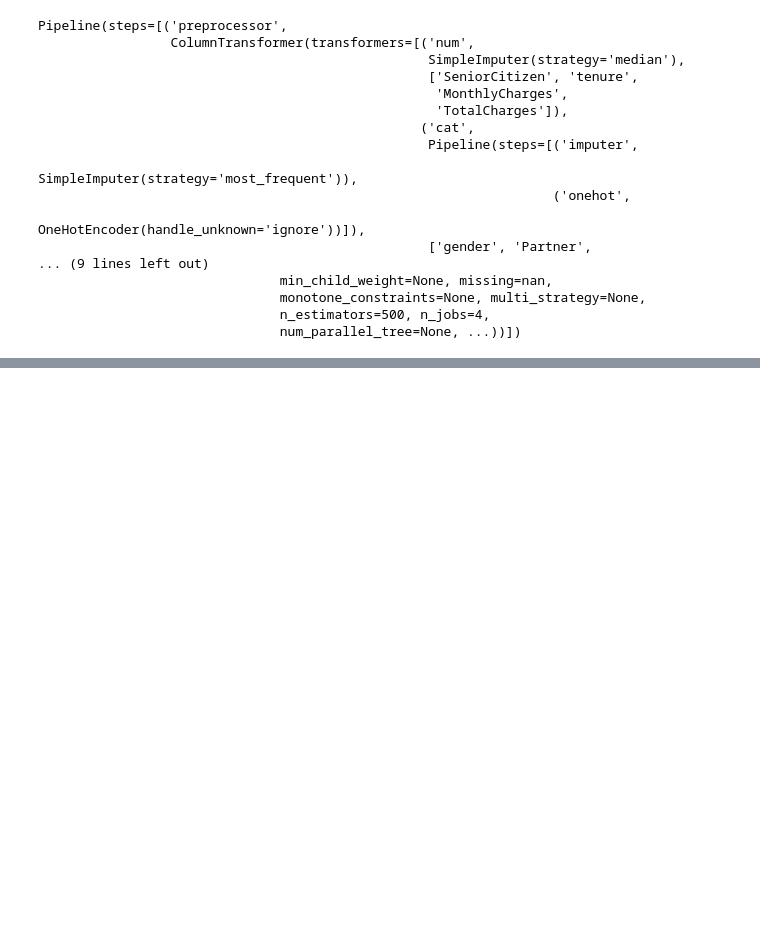
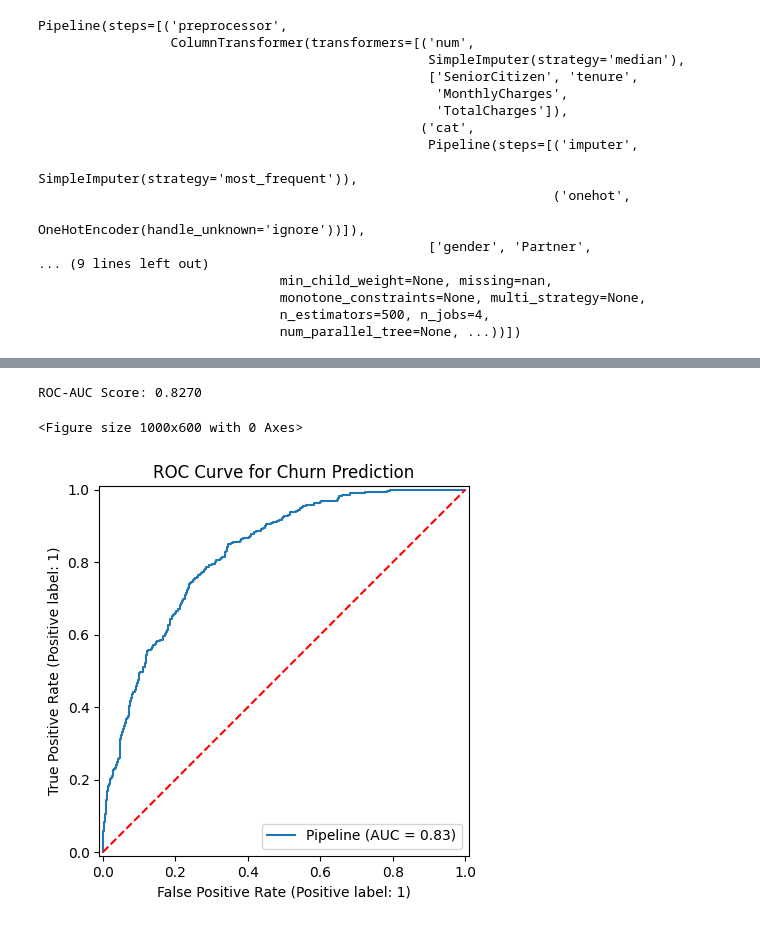
Before and after one commit to shank187/customer-churn-prediction-pipeline, a Jupyter notebook: telco-churn-analysis.ipynb, the cells around one changed output, grey strips where cells are left out. Drawn from its saved outputs; the diff is of its cells as text; code cells hidden in the pictures; blank space fills up the shorter version.

```diff
--- a/telco-churn-analysis.ipynb
+++ b/telco-churn-analysis.ipynb
@@ -168,0 +161,22 @@ plt.show()
+# %%
+from sklearn.metrics import roc_auc_score
+from sklearn.metrics import RocCurveDisplay
+import matplotlib.pyplot as plt
+
+print(f"ROC-AUC Score: {roc_auc_score(y_test, y_proba):.4f}")
+
+
+plt.figure(figsize=(10, 6))
+
+# Ploting the ROC Curve directly from the pipeline
+RocCurveDisplay.from_estimator(churn_pipeline, X_test, y_test)
+
+# Add the diagonal dashed line
+plt.plot([0, 1], [0, 1], color='red', linestyle='--')
+
+plt.title('ROC Curve for Churn Prediction')
+plt.show()
+# %% [output]
+ROC-AUC Score: 0.8270
+<Figure size 1000x600 with 0 Axes>
+[figure, added]
```
Also changed, not shown: parts of 2 cells of this notebook.
